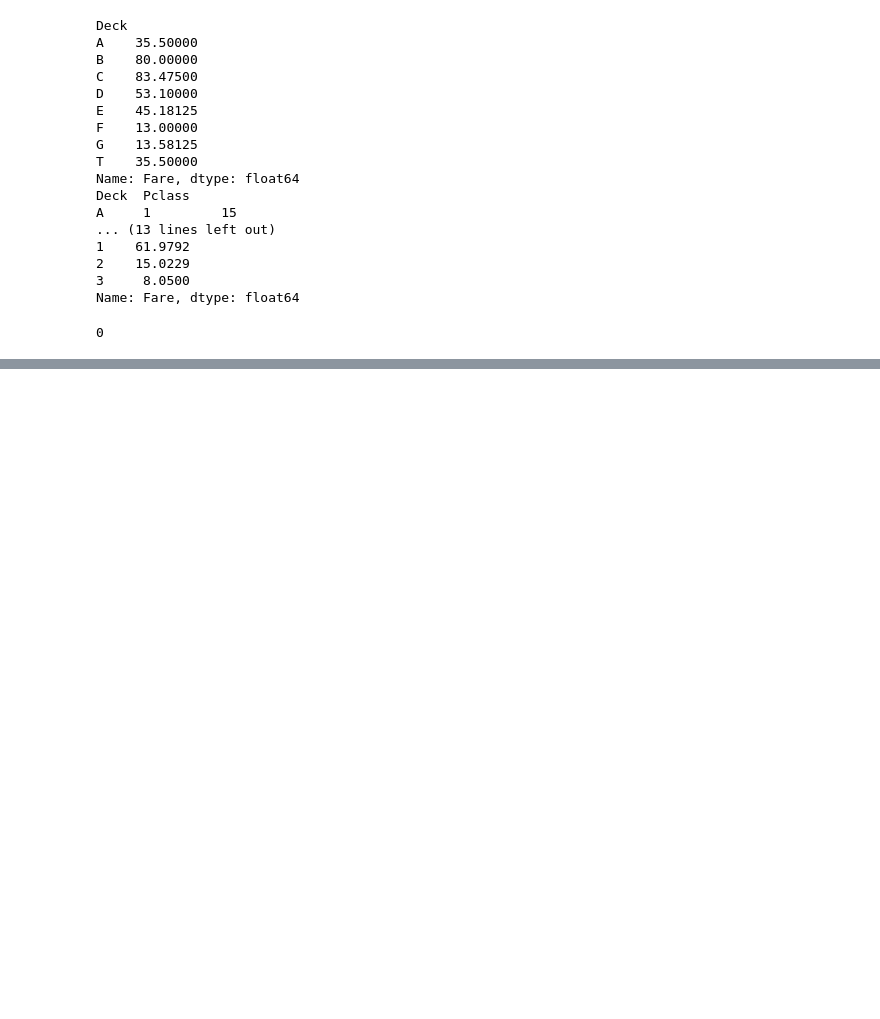
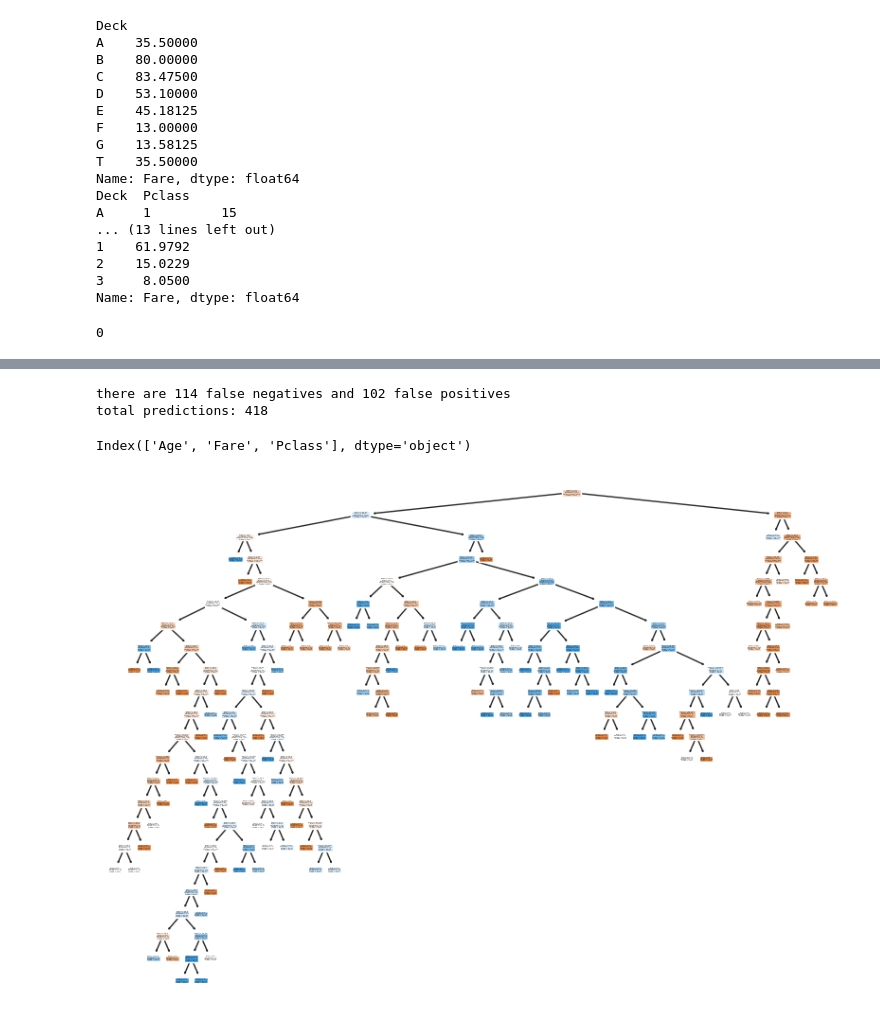
Before and after one commit to annika12302003/titanic-datasets, a Jupyter notebook: 1주차/titanic/notebooks/titanic - 5:22:2024 final .ipynb, the cells around one changed output, grey strips where cells are left out. Cells and saved outputs as stored; diff of their text form; code cells hidden in the pictures; blank space fills up the shorter version.

```diff
--- a/1주차/titanic/notebooks/titanic - 5:22:2024 final .ipynb
+++ b/1주차/titanic/notebooks/titanic - 5:22:2024 final .ipynb
@@ -240,0 +488,56 @@ Sandstrom, Mrs. Hjalmar (Agnes Charlotta Bengtsson) 1
+# %%
+from sklearn import tree
+import graphviz
+tree1 = tree.DecisionTreeClassifier(criterion='gini', splitter='best',max_depth=3, min_samples_leaf=20)
+# %%
+cols=["Age", "Fare","Pclass"]
+
+train_data = pd.read_csv('/Users/annikaseo-yeonkim/Desktop/MongooseAI/1주차/titanic/datasets/train (1).csv')
+test_data = pd.read_csv('/Users/annikaseo-yeonkim/Desktop/MongooseAI/1주차/titanic/datasets/test.csv')
+X_DT=train_data[cols]
+Y_DT=train_data['Survived']
+X2= test_data[cols]
+# Y_d = test_data['Survived']
+tree1.fit(X_DT, Y_DT)
+# tree1.predict(X_DT)
+
+
+newList = list(tree1.predict(X2))
+newList2 = list(Y_DT)
+# print(newList)
+false_neg = 0
+false_pos = 0
+for i in range(len(newList)):
+    if newList[i] != newList2[i]:
+        if newList[i] == 0:
+            false_neg+=1
+        elif newList[i] == 1:
+            false_pos+=1
+
+print(f"there are {false_neg} false negatives and {false_pos} false positives")
+
+print(f"total predictions: {len(newList)}")
+# %% [output]
+there are 114 false negatives and 102 false positives
+total predictions: 418
+# %%
+from sklearn.tree import plot_tree
+import matplotlib.pyplot as plt
+
+# Create and train a decision tree classifier
+clf = DecisionTreeClassifier(random_state=42)
+clf.fit(X_DT, Y_DT)
+class_names_list = ['Age','Fare','Pclass']
+from sklearn import tree
+# clftree = tree.DecisionTreeClassifier(max_depth=3)
+# clftree.fit(X_DT,Y_DT)
+# clftree.predict(X_DT)
+
+# Visualize the decision tree
+plt.figure(figsize=(10, 7))
+plot_tree(clf, filled=True, class_names=class_names_list)
+# print(class_names_list)
+plt.show()
+# %% [output]
+Index(['Age', 'Fare', 'Pclass'], dtype='object')
+[figure, added]
```
Also changed, not shown: parts of 33 cells of this notebook, 16 other files.
